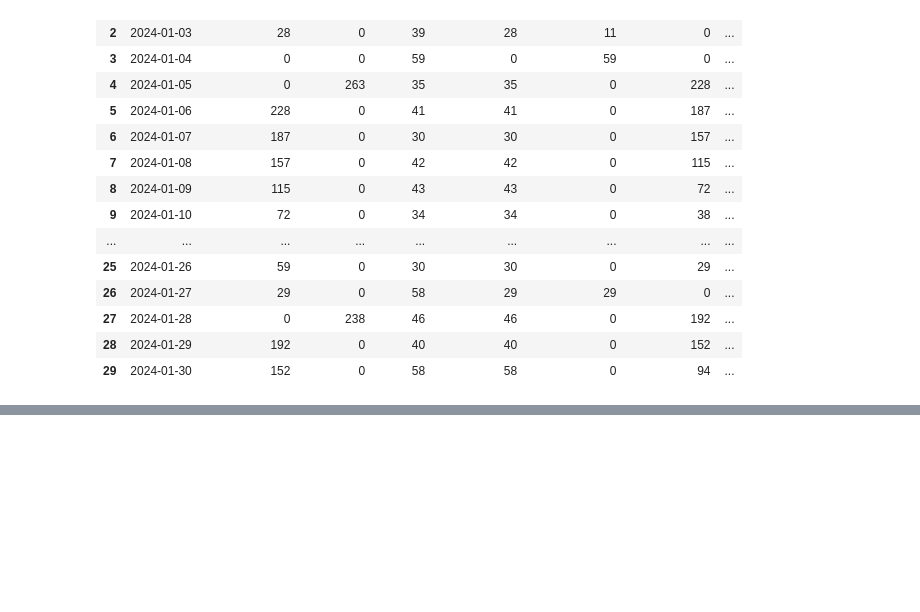
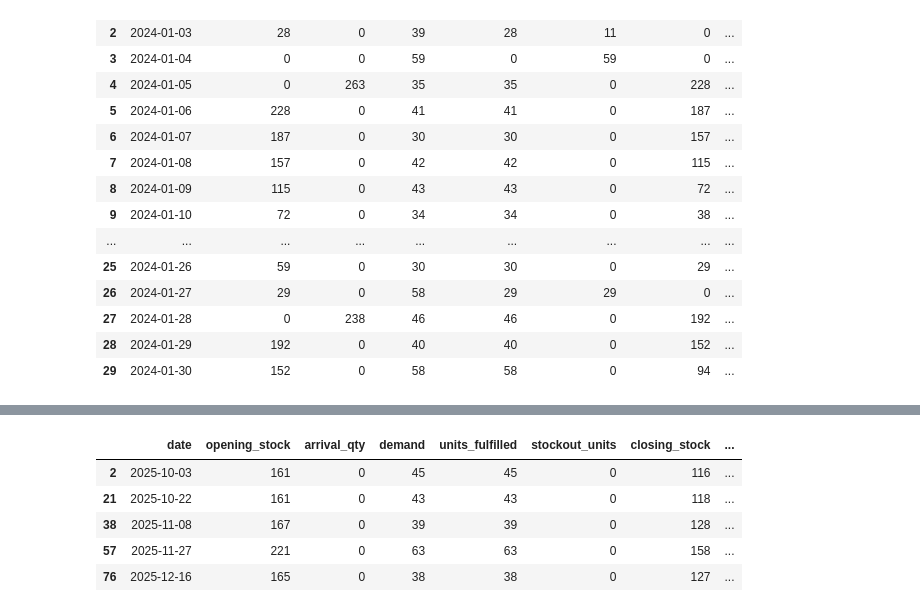
Before and after one commit to Durvank707/opsell-ai-ml-prep, a Jupyter notebook: EcomAI-OS/notebooks/03_inventory_simulation_v2.ipynb, the cells around one changed output, grey strips where cells are left out. Saved outputs shown, nothing was run; the diff lists cells and outputs as text; code cells hidden in the pictures; blank space fills up the shorter version.

```diff
--- a/EcomAI-OS/notebooks/03_inventory_simulation_v2.ipynb
+++ b/EcomAI-OS/notebooks/03_inventory_simulation_v2.ipynb
@@ -255,0 +772,11 @@ simulation
+# %%
+backtest_results[
+    backtest_results["order_qty"] > 0
+].head(10)
+# %% [output]
+|  | date | opening_stock | arrival_qty | demand | units_fulfilled | stockout_units | closing_stock | ... |
+| 2 | 2025-10-03 | 161 | 0 | 45 | 45 | 0 | 116 | ... |
+| 21 | 2025-10-22 | 161 | 0 | 43 | 43 | 0 | 118 | ... |
+| 38 | 2025-11-08 | 167 | 0 | 39 | 39 | 0 | 128 | ... |
+| 57 | 2025-11-27 | 221 | 0 | 63 | 63 | 0 | 158 | ... |
+| 76 | 2025-12-16 | 165 | 0 | 38 | 38 | 0 | 127 | ... |
```
Also changed, not shown: parts of 64 cells of this notebook, 2 other files.
